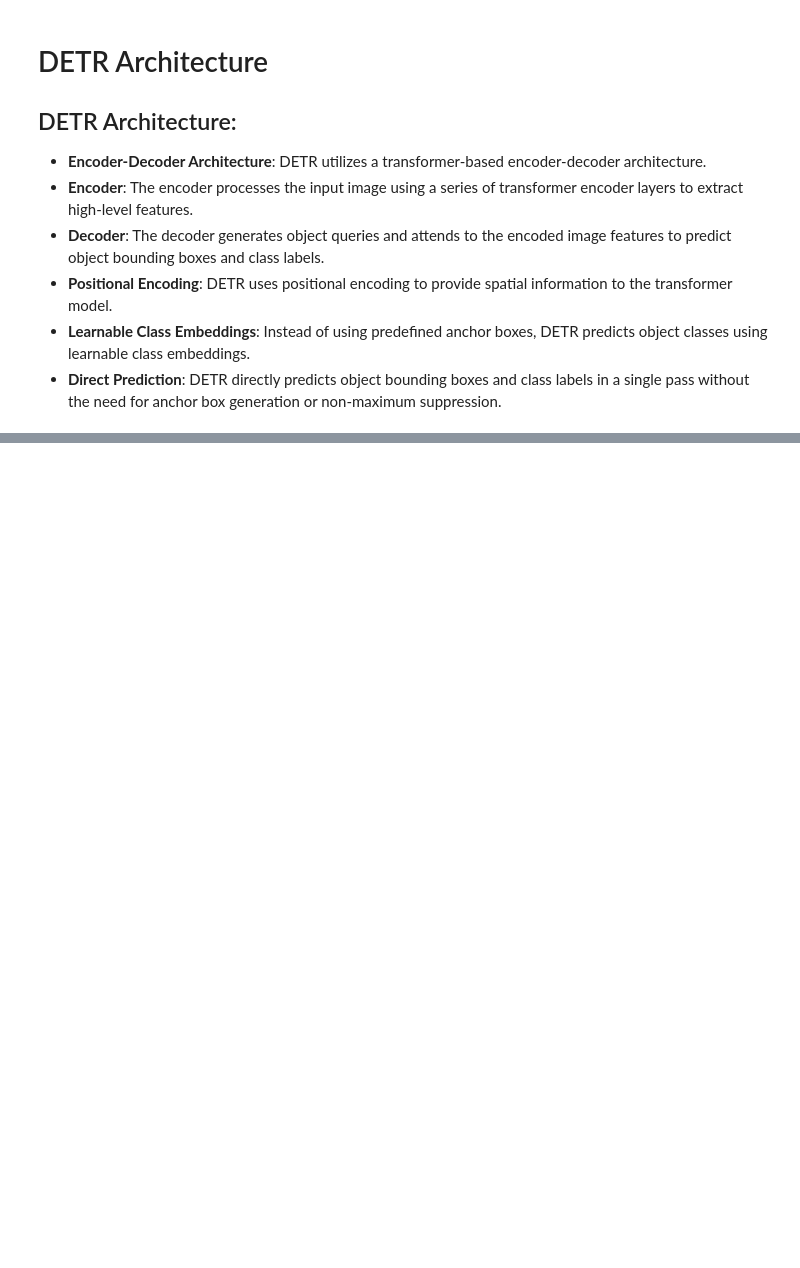
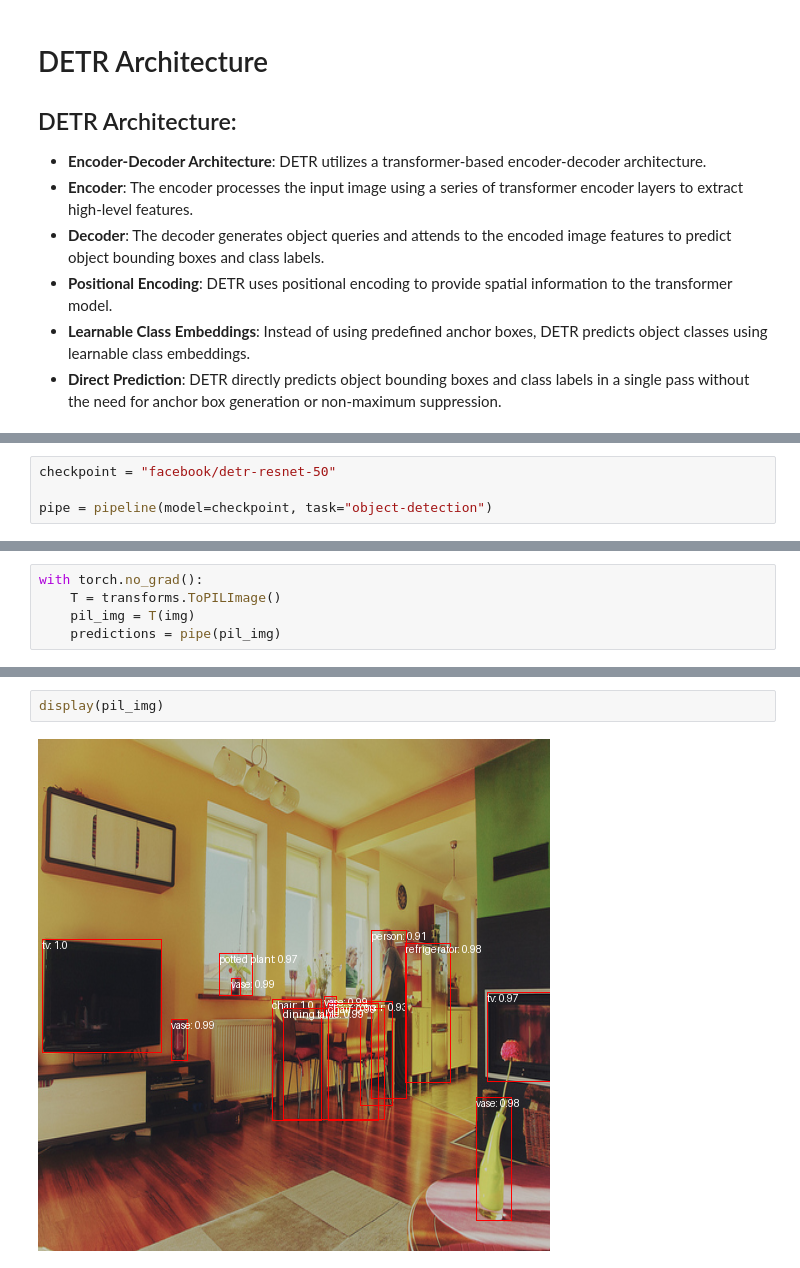
Before and after one commit to Thivyesh/cv-tutorial-cap, a Jupyter notebook: batch/detr.ipynb, the cells around one changed output, grey strips where cells are left out. Drawn from its saved outputs; the diff is of its cells as text; blank space fills up the shorter version.

```diff
--- a/batch/detr.ipynb
+++ b/batch/detr.ipynb
@@ -131,0 +82,4 @@ if __name__ == "__main__":
+# %%
+checkpoint = "facebook/detr-resnet-50"
+
+pipe = pipeline(model=checkpoint, task="object-detection")
@@ -131,0 +93,5 @@ if __name__ == "__main__":
+# %%
+with torch.no_grad():
+    T = transforms.ToPILImage()
+    pil_img = T(img)
+    predictions = pipe(pil_img)
@@ -131,0 +111,4 @@ if __name__ == "__main__":
+# %%
+display(pil_img)
+# %% [output]
+[figure, added]
```
Also changed, not shown: parts of 18 cells of this notebook, 2 other files.
